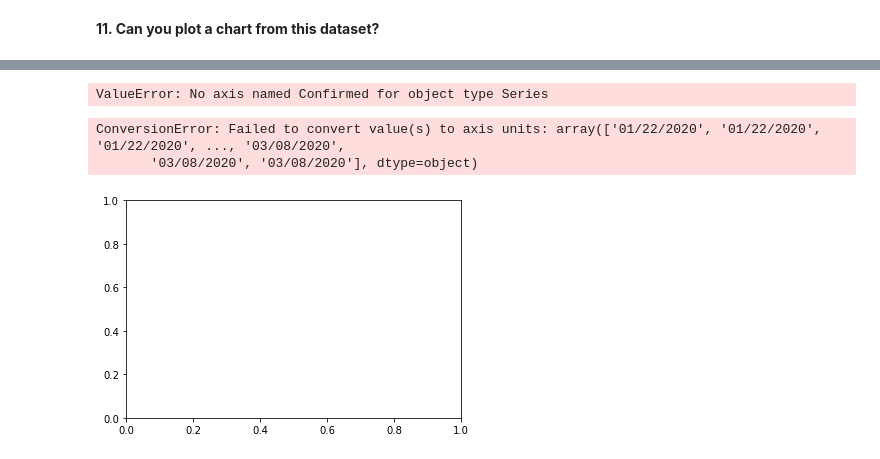
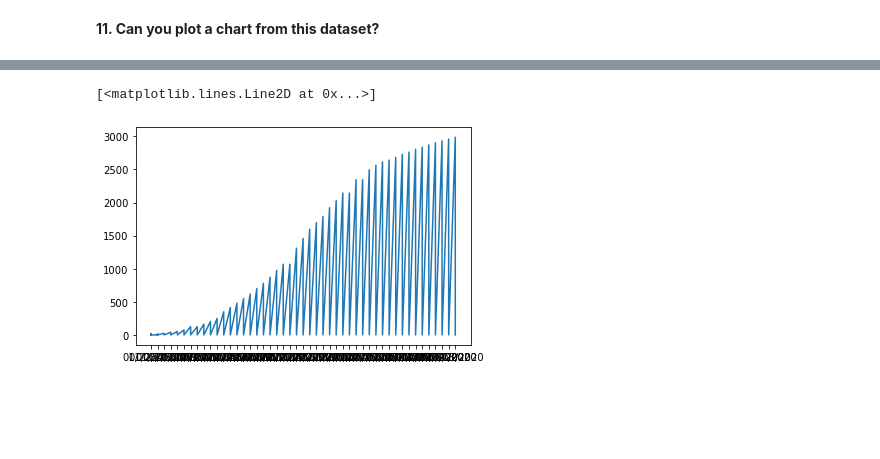
Before and after one commit to clarimayo/Jupyter_notebooks, a Jupyter notebook: Projects/Project 17/week-17-project.ipynb, the cells around one changed output, grey strips where cells are left out. Cells and saved outputs as stored; diff of their text form; code cells hidden in the pictures; blank space fills up the shorter version.

```diff
--- a/Projects/Project 17/week-17-project.ipynb
+++ b/Projects/Project 17/week-17-project.ipynb
@@ -375,15 +359,9 @@ df
 # %%
 import matplotlib.pyplot as plt
-# %%
-plt.bar(x = df["Country/Region"],
-       height = df["Confirmed"][:40])
-# %% [output]
-ValueError: No axis named Confirmed for object type Series
-# %%
-plt.hist(df, bins=40)
-# avg = len(df) / 40
-# plt.plot([0, 39], [avg, avg], 'r--');
-# %% [output]
-ConversionError: Failed to convert value(s) to axis units: array(['01/22/2020', '01/22/2020', '01/22/2020', ..., '03/08/2020',
-       '03/08/2020', '03/08/2020'], dtype=object)
-[figure, removed]
+# %%
+series = df.groupby("Country/Region")["Deaths"].sum().sort_values(ascending=False).head()
+plt.plot(df["ObservationDate"],
+       df["Deaths"])
+# %% [output]
+[<matplotlib.lines.Line2D at 0x...>]
+[figure, added]
```
Also changed, not shown: parts of 1 cell of this notebook.
